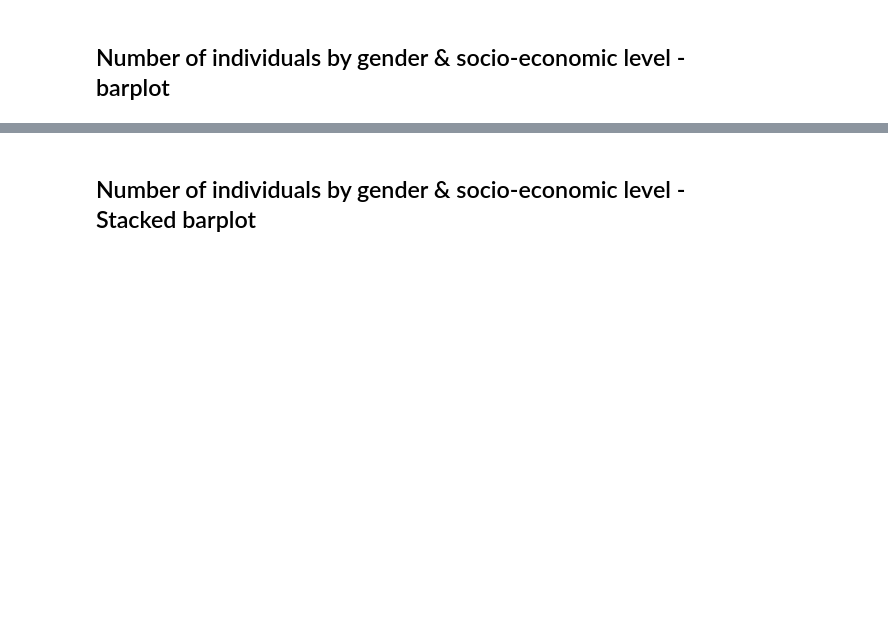
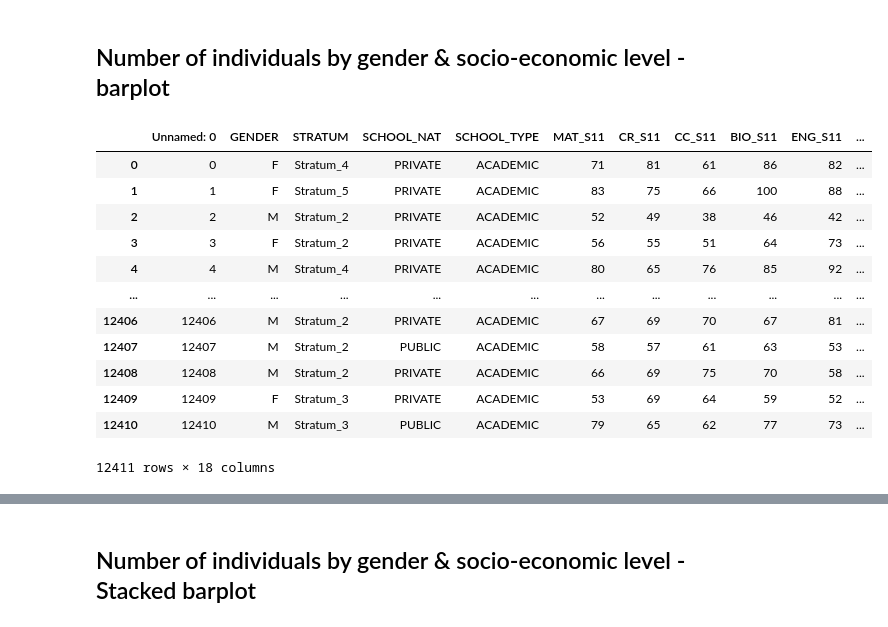
Before and after one commit to s183910/Bachelor_Gabi_Kat, a Jupyter notebook: Notebooks/Basic_dists/descriptive stats_2.ipynb, the cells around one changed output, grey strips where cells are left out. Drawn from its saved outputs; the diff is of its cells as text; code cells hidden in the pictures; blank space fills up the shorter version.

```diff
--- a/Notebooks/Basic_dists/descriptive stats_2.ipynb
+++ b/Notebooks/Basic_dists/descriptive stats_2.ipynb
@@ -84,3 +85,19 @@ plt.savefig("gender_amount.png")
 # %% [markdown]
 ## Number of individuals by gender & socio-economic level - barplot
+# %%
+df
+# %% [output]
+|  | Unnamed: 0 | GENDER | STRATUM | SCHOOL_NAT | SCHOOL_TYPE | MAT_S11 | CR_S11 | CC_S11 | BIO_S11 | ENG_S11 | ... |
+| 0 | 0 | F | Stratum_4 | PRIVATE | ACADEMIC | 71 | 81 | 61 | 86 | 82 | ... |
+| 1 | 1 | F | Stratum_5 | PRIVATE | ACADEMIC | 83 | 75 | 66 | 100 | 88 | ... |
+| 2 | 2 | M | Stratum_2 | PRIVATE | ACADEMIC | 52 | 49 | 38 | 46 | 42 | ... |
+| 3 | 3 | F | Stratum_2 | PRIVATE | ACADEMIC | 56 | 55 | 51 | 64 | 73 | ... |
+| 4 | 4 | M | Stratum_4 | PRIVATE | ACADEMIC | 80 | 65 | 76 | 85 | 92 | ... |
+| ... | ... | ... | ... | ... | ... | ... | ... | ... | ... | ... | ... |
+| 12406 | 12406 | M | Stratum_2 | PRIVATE | ACADEMIC | 67 | 69 | 70 | 67 | 81 | ... |
+| 12407 | 12407 | M | Stratum_2 | PUBLIC | ACADEMIC | 58 | 57 | 61 | 63 | 53 | ... |
+| 12408 | 12408 | M | Stratum_2 | PRIVATE | ACADEMIC | 66 | 69 | 75 | 70 | 58 | ... |
+| 12409 | 12409 | F | Stratum_3 | PRIVATE | ACADEMIC | 53 | 69 | 64 | 59 | 52 | ... |
+| 12410 | 12410 | M | Stratum_3 | PUBLIC | ACADEMIC | 79 | 65 | 62 | 77 | 73 | ... |
+12411 rows × 18 columns
 # %%
```
Also changed, not shown: parts of 10 cells of this notebook, 4 other files.
